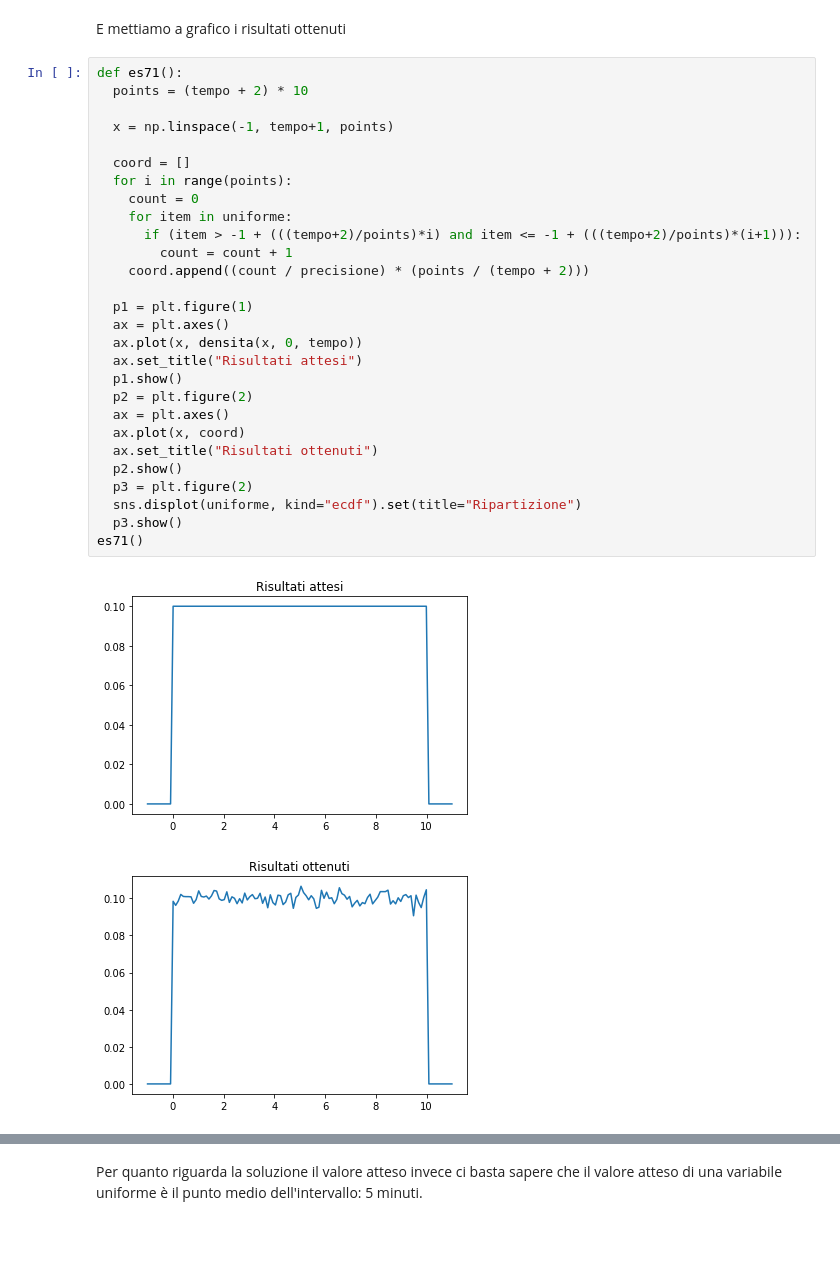
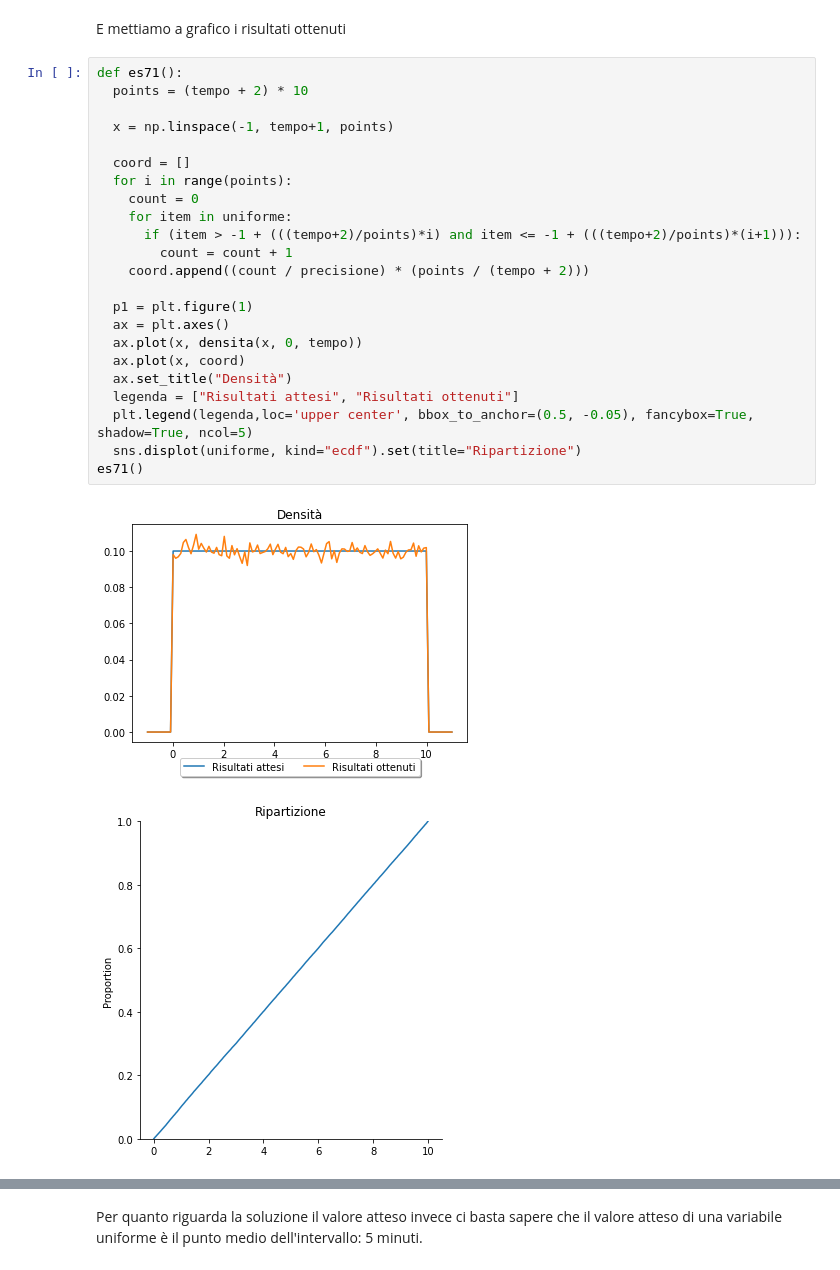
Before and after one commit to MontiMic/Tesi, a Jupyter notebook: Untitled1.ipynb, the cells around one changed output, grey strips where cells are left out. Cells and saved outputs as stored; diff of their text form; blank space fills up the shorter version.

```diff
--- a/Untitled1.ipynb
+++ b/Untitled1.ipynb
@@ -686,31 +684,26 @@ E mettiamo a grafico i risultati ottenuti
 # %%
 def es71():
   points = (tempo + 2) * 10
 
   x = np.linspace(-1, tempo+1, points)
 
   coord = []
   for i in range(points):
     count = 0
     for item in uniforme:
       if (item > -1 + (((tempo+2)/points)*i) and item <= -1 + (((tempo+2)/points)*(i+1))):
         count = count + 1
     coord.append((count / precisione) * (points / (tempo + 2)))
 
   p1 = plt.figure(1)
   ax = plt.axes()
   ax.plot(x, densita(x, 0, tempo))
-  ax.set_title("Risultati attesi")
-  p1.show()
-  p2 = plt.figure(2)
-  ax = plt.axes()
   ax.plot(x, coord)
-  ax.set_title("Risultati ottenuti")
-  p2.show()
-  p3 = plt.figure(2)
+  ax.set_title("Densità")
+  legenda = ["Risultati attesi", "Risultati ottenuti"]
+  plt.legend(legenda,loc='upper center', bbox_to_anchor=(0.5, -0.05), fancybox=True, shadow=True, ncol=5)
   sns.displot(uniforme, kind="ecdf").set(title="Ripartizione")
-  p3.show()
 es71()
 # %% [output]
-[figure, old version]
+[figure, new version]
-[figure, old version]
+[figure, new version]
```
Also changed, not shown: parts of 10 cells of this notebook.
